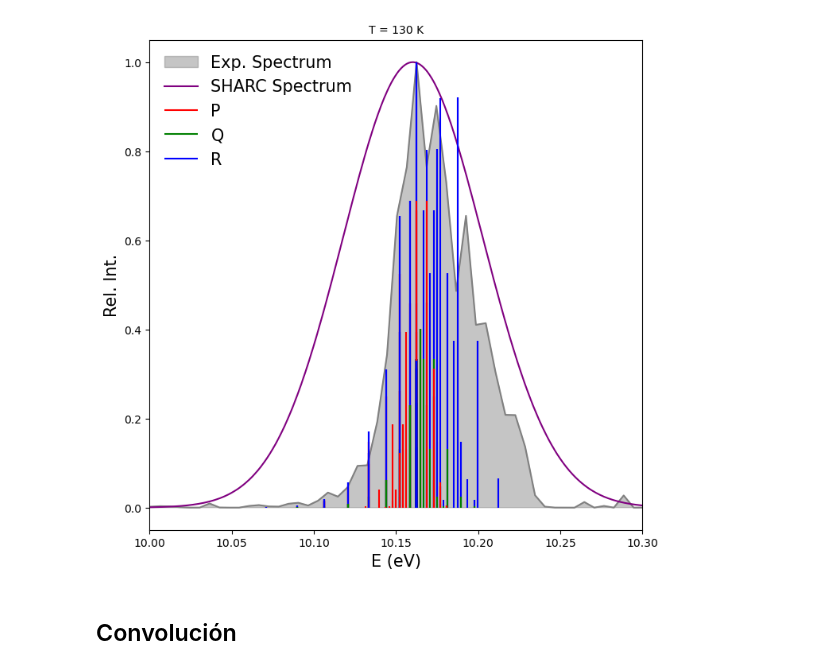
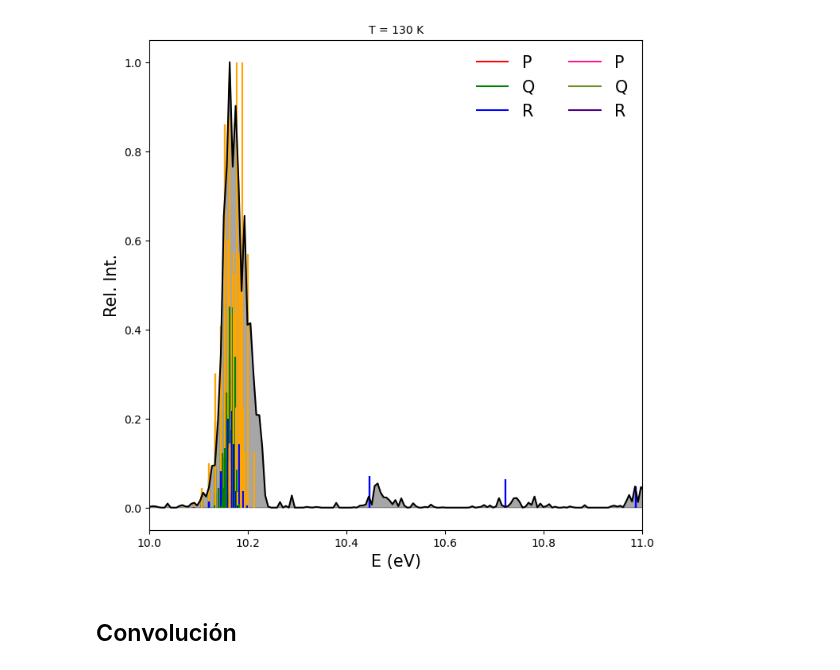
Before and after one commit to Jorgealfue10/Data_Analysis_Sharc, a Jupyter notebook: DUOeinscoeff.ipynb, the cells around one changed output. Saved outputs shown, nothing was run; the diff lists cells and outputs as text; code cells hidden in the pictures.

```diff
--- a/DUOeinscoeff.ipynb
+++ b/DUOeinscoeff.ipynb
@@ -631,78 +639,110 @@ print(nOmPH)
 # %%
 evals_temp = [] ; relInt_temp = [] ; temps = []
-# for T in range(100,200,10):
+evals_temp2 = [] ; relInt_temp2 = []
+# for T in range(100,1000,100):
 #     if T == 0:
 #         continue
 #     evals,relInt = int_Omdist(PHJener,PHMGSJener,dysmat_N_C1,PHvibs,PHMGSvibs,mask,T,ZPEPH,ZPEPHMGS,PHGSEtotal,PHMGSEtotal,
 #                         1,10,10,10,10,nOmPH,nOmPHGS)
+#     eval2,relInt2 = int_Omdist(PHJener,PHMa4SmJener,dysmat_N_C2,PHvibs,PHMa4Smvibs,mask,T,ZPEPH,ZPEPHMa4Sm,PHGSEtotal,PHMa4Etotal,
+#                         1,10,10,10,10,nOmPH,nOmPHa4Sm)
 #     evals_temp.append(evals)
 #     relInt_temp.append(relInt)
+#     evals_temp2.append(eval2)
+#     relInt_temp2.append(relInt2)
 #     temps.append(T)
 temps = [130]
 if len(temps) == 1:
     eval,relInt = int_Omdist(PHJener,PHMGSJener,dysmat_N_C1,PHvibs,PHMGSvibs,mask,temps[0],ZPEPH,ZPEPHMGS,PHGSEtotal,PHMGSEtotal,
                         1,10,10,10,10,nOmPH,nOmPHGS)
+    eval2,relInt2 = int_Omdist(PHJener,PHMa4SmJener,dysmat_N_C2,PHvibs,PHMa4Smvibs,mask,temps[0],ZPEPH,ZPEPHMa4Sm,PHGSEtotal,PHMa4Etotal,
+                        1,10,10,10,10,nOmPH,nOmPHa4Sm)
     fig2,ax2 = plt.subplots(figsize=(8,8),sharex=True,sharey=True)
-    maxval = np.max(exp_esp[:,2])
-    ax2.fill_between(exp_esp[:,0],0,exp_esp[:,2]/maxval,color="gray",alpha=0.45,label="Exp. Spectrum")
-    ax2.plot(exp_esp[:,0],exp_esp[:,2]/maxval,color="gray")
+
     maxval=np.max(exp_sharc[:,-1])
-    ax2.plot(exp_sharc[:,0],exp_sharc[:,-1]/maxval,color="purple",label="SHARC Spectrum")
+    # ax2.plot(exp_sharc[:,0],exp_sharc[:,-1]/maxval,color="purple",label="SHARC Spectrum")
     maxval = np.max(relInt[:,:,:,:,:,:])
+    maxval2 = np.max(relInt2[:,:,:,:,:,:])
+    maxval = max(maxval,maxval2)
+
+    count=0
+
     for i in range(5):
         for j in range(5):
             for k in range(10):
                 less = 0
                 for l in range(10):
                     for m in range(3):
-                        for n in range(3):
-                            if abs(k-l) < 10:
-                                if (l-k) == -1:
+                        for n in range(4):
+                            Jfval=
+                            if abs(k-Jfval) < 10:
+                                if (Jfval-k) == -1.5:
                                     ax2.vlines(eval[i,j,k,l,m,n]*27.2114,0,relInt[i,j,k,l,m,n]/maxval,color="red")
-                                elif (l-k) == 0:
+                                    ax2.vlines(eval2[i,j,k,l,m,n]*27.2114,0,relInt2[i,j,k,l,m,n]/maxval,color="deeppink")
+                                elif (Jfval-k) == -0.5:
                                     ax2.vlines(eval[i,j,k,l,m,n]*27.2114,0,relInt[i,j,k,l,m,n]/maxval,color="green")
-                                elif (l-k) == 1:
+                                    ax2.vlines(eval2[i,j,k,l,m,n]*27.2114,0,relInt2[i,j,k,l,m,n]/maxval,color="olivedrab")
+                                elif (Jfval-k) == 0.5:
                                     ax2.vlines(eval[i,j,k,l,m,n]*27.2114,0,relInt[i,j,k,l,m,n]/maxval,color="blue")
+                                    ax2.vlines(eval2[i,j,k,l,m,n]*27.2114,0,relInt2[i,j,k,l,m,n]/maxval,color="indigo")
+                                elif (Jfval-k) == 1.5:
+                                    ax2.vlines(eval[i,j,k,l,m,n]*27.2114,0,relInt[i,j,k,l,m,n]/maxval,color="orange")
+                                    ax2.vlines(eval2[i,j,k,l,m,n]*27.2114,0,relInt2[i,j,k,l,m,n]/maxval,color="brown")
+                            count+=1
+
+    maxval = np.max(exp_esp[:,2])
+    ax2.fill_between(exp_esp[:,0],0,exp_esp[:,2]/maxval,color="black",alpha=0.35)#,label="Exp. Spectrum")
+    ax2.plot(exp_esp[:,0],exp_esp[:,2]/maxval,color="black")
 
     ax2.vlines(100,0,100,color="red",label="P")
     ax2.vlines(100,0,100,color="green",label="Q")
     ax2.vlines(100,0,100,color="blue",label="R")
+    ax2.vlines(100,0,100,color="deeppink",label="P")
+    ax2.vlines(100,0,100,color="olivedrab",label="Q")
+    ax2.vlines(100,0,100,color="indigo",label="R")
 
     ax2.set_title("T = "+str(temps[0])+" K",fontsize=10)
-    ax2.set_xlim(10.0,10.30) ; ax2.set_ylim(-0.05,1.05)
-    ax2.legend(frameon=False,fontsize=15)
+    ax2.set_xlim(10,11) ; ax2.set_ylim(-0.05,1.05)
+    ax2.legend(frameon=False,fontsize=15,ncol=2)
     ax2.set_xlabel("E (eV)",fontsize=15)
     ax2.set_ylabel("Rel. Int.",fontsize=15)
 else:
     fig2,ax2 = plt.subplots(len(temps),1,figsize=(10,20),sharex=True,sharey=True)
     for p,T in enumerate(temps):
         eval = evals_temp[p] ; relInt = relInt_temp[p]
+        eval2 = evals_temp2[p] ; relInt2 = relInt_temp2[p]
         maxval = np.max(exp_esp[:,2])
         ax2[p].fill_between(exp_esp[:,0],0,exp_esp[:,2]/maxval,color="gray",alpha=0.45)
         maxval = np.max(relInt[:,:,:,:,:,:])
+        maxval2 = np.max(relInt2[:,:,:,:,:,:])
+        maxval = max(maxval,maxval2)
         for i in range(5):
             for j in range(5):
                 for k in range(10):
                     less = 0
                     for l in range(10):
+                        Jfval=l+0.5
                         for m in range(3):
-                            for n in range(3):
+                            for n in range(4):
                                 if abs(k-l) < 10:
-                                    if (l-k) == -1:
-                                        ax2[p].vlines(eval[i,j,k,l,m,n]*27.2114,0,relInt[i,j,k,l,m,n]/maxval,color="red")
-                                    elif (l-k) == 0:
-                                        ax2[p].vlines(eval[i,j,k,l,m,n]*27.2114,0,relInt[i,j,k,l,m,n]/maxval,color="green")
-                                    elif (l-k) == 1:
-                                        ax2[p].vlines(eval[i,j,k,l,m,n]*27.2114,0,relInt[i,j,k,l,m,n]/maxval,color="blue")
+                                    if (Jfval-k) == -1:
+                                        ax2[p].vlines(eval[i,j,k,l,m,n]*27.2114,0,relInt[i,j,k,l,m,n]/maxval,zorder=-10,color="red")
+                                        ax2[p].vlines(eval2[i,j,k,l,m,n]*27.2114,0,relInt2[i,j,k,l,m,n]/maxval,zorder=-10,color="red")
+                                    elif (Jfval-k) == 0:
+                                        ax2[p].vlines(eval[i,j,k,l,m,n]*27.2114,0,relInt[i,j,k,l,m,n]/maxval,zorder=-10,color="green")
+                                        ax2[p].vlines(eval2[i,j,k,l,m,n]*27.2114,0,relInt2[i,j,k,l,m,n]/maxval,zorder=-10,color="green")
+                                    elif (Jfval-k) == 1:
+                                        ax2[p].vlines(eval[i,j,k,l,m,n]*27.2114,0,relInt[i,j,k,l,m,n]/maxval,zorder=-10,color="blue")
+                                        ax2[p].vlines(eval2[i,j,k,l,m,n]*27.2114,0,relInt2[i,j,k,l,m,n]/maxval,zorder=-10,color="blue")
 
         ax2[p].set_title("T = "+str(T)+" K",fontsize=10)
-        ax2[p].set_xlim(10.0,10.30)
+        ax2[p].set_xlim(9.5,14.0)
     ax2[-1].set_xlabel("E (eV)",fontsize=15)
     ax2[-1].set_ylabel("Rel. Int.",fontsize=15)
 
-fig2.savefig("phgs_phmgs_comp.png",transparent=True,dpi=300)
+# fig2.savefig("phgs_phmgs_comp.png",transparent=True,dpi=300)
 # %% [output]
-[figure, old version]
+[figure, new version]
 # %% [markdown]
 ## Convolución
 # %%
```
Also changed, not shown: parts of 4 cells of this notebook, 8 other files.
